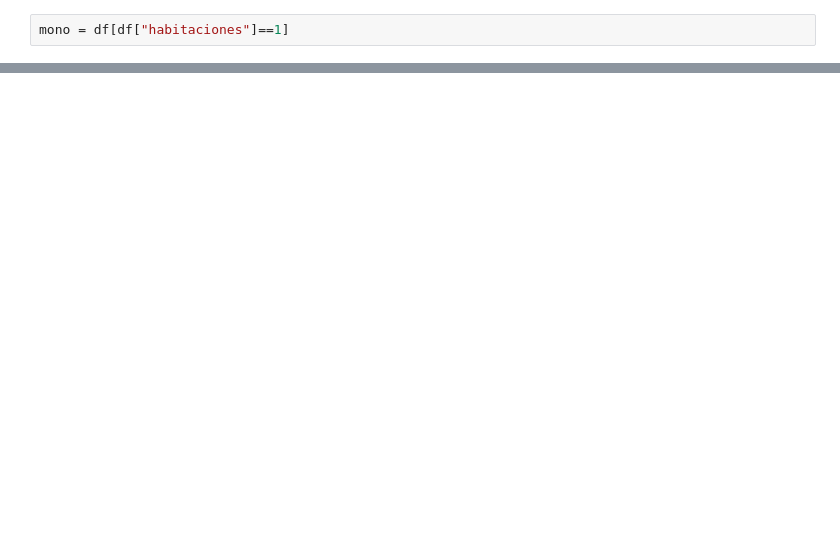
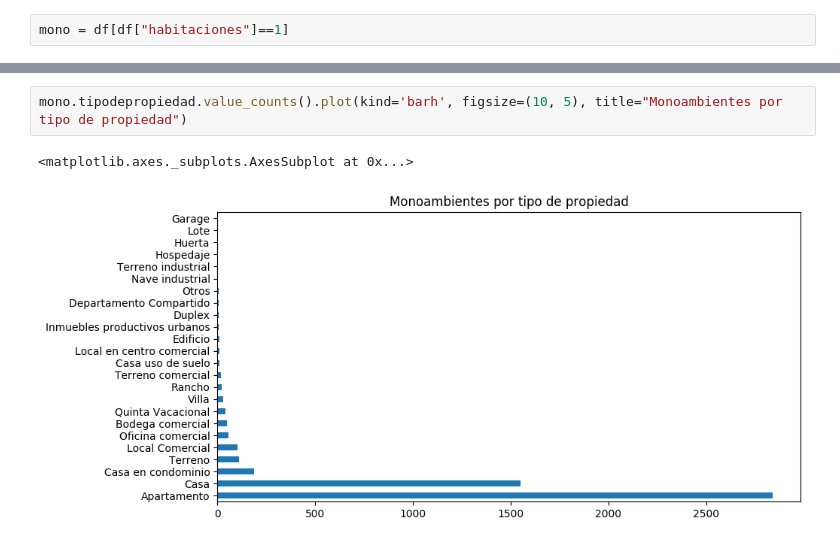
Before and after one commit to petermacgaul/orgaDatos-1, a Jupyter notebook: TP1/04-AnalisisMonoAmbientes.ipynb, the cells around one changed output, grey strips where cells are left out. Saved outputs shown, nothing was run; the diff lists cells and outputs as text; blank space fills up the shorter version.

```diff
--- a/TP1/04-AnalisisMonoAmbientes.ipynb
+++ b/TP1/04-AnalisisMonoAmbientes.ipynb
@@ -34 +52,6 @@ mono = df[df["habitaciones"]==1]
+# %%
+mono.tipodepropiedad.value_counts().plot(kind='barh', figsize=(10, 5), title="Monoambientes por tipo de propiedad")
+# %% [output]
+<matplotlib.axes._subplots.AxesSubplot at 0x...>
+[figure, added]
 # %%
```
Also changed, not shown: parts of 13 cells of this notebook, 1 other file.
